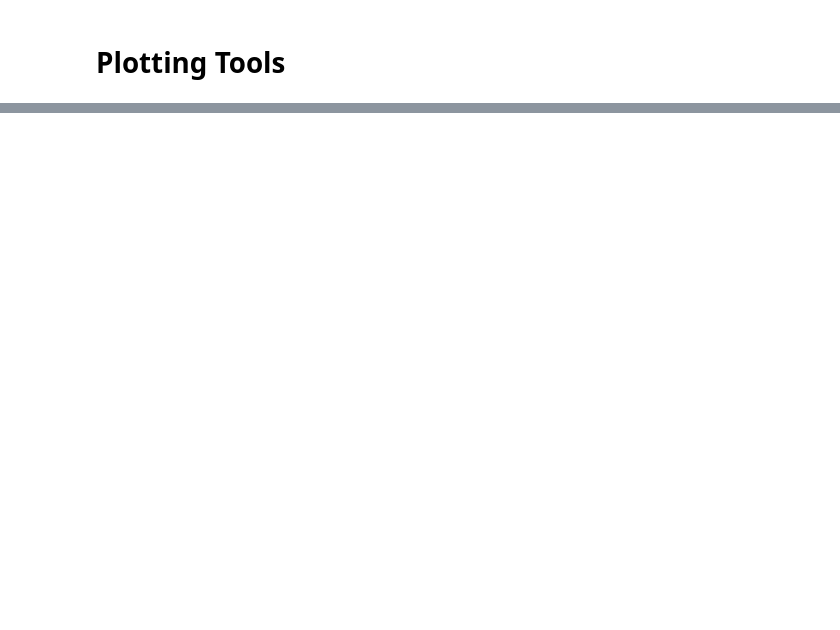
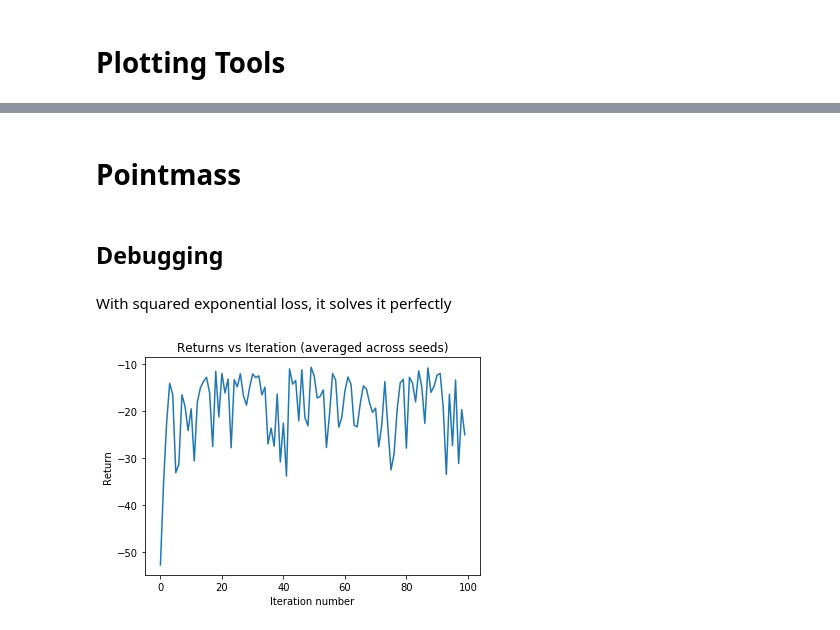
Before and after one commit to vitchyr/handful-of-trials, a Jupyter notebook: plotter.ipynb, the cells around one changed output, grey strips where cells are left out. Drawn from its saved outputs; the diff is of its cells as text; code cells hidden in the pictures; blank space fills up the shorter version.

Commit message:
pointmass fixed goal works

```diff
--- a/plotter.ipynb
+++ b/plotter.ipynb
@@ -17,0 +34,10 @@ log_dir = '/home/vitchyr/git/handful-of-trials/log/test/2019-07-01--16:18:38/'
+# %% [markdown]
+# Pointmass
+# %% [markdown]
+## Debugging
+# %% [markdown]
+With squared exponential loss, it solves it perfectly
+# %%
+plot_one_run('/home/vitchyr/git/handful-of-trials/log/pointmass-reach-fixed-point-cartpole-settings/2019-07-01--17:22:52/')
+# %% [output]
+[figure, added]
```
Also changed, not shown: parts of 11 cells of this notebook, 7 other files.
